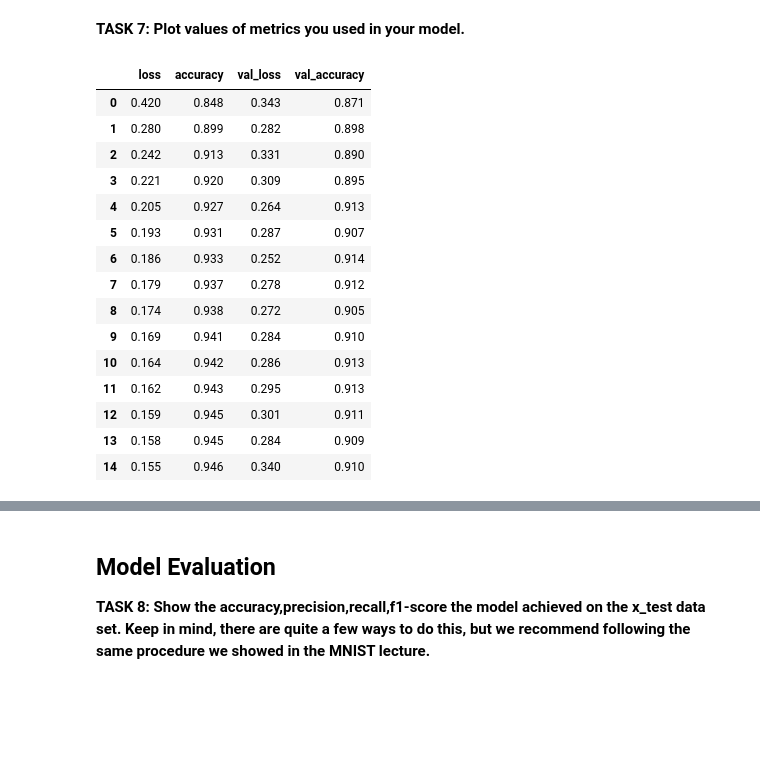
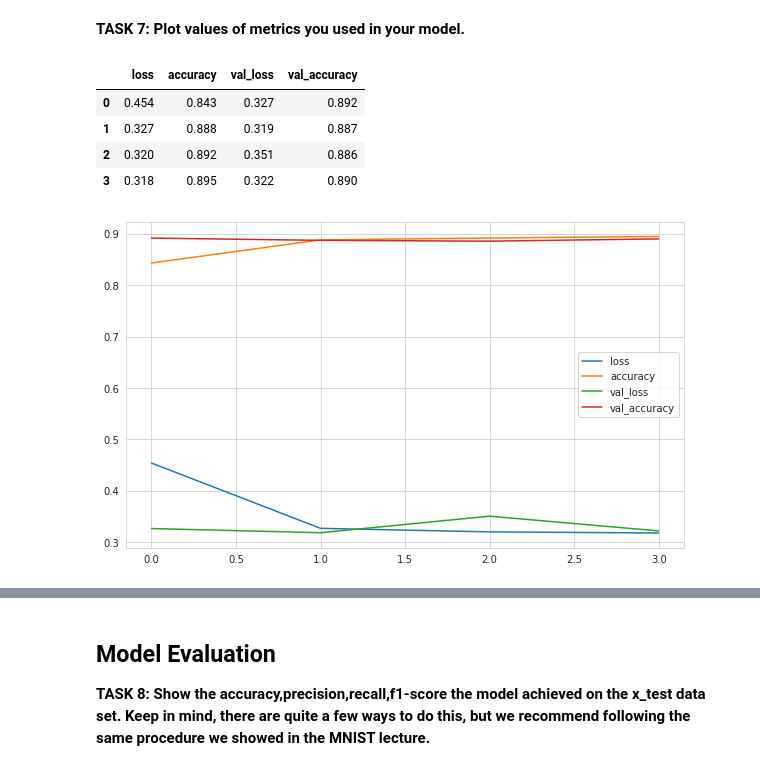
Before and after one commit to agltkn/Assignments, a Jupyter notebook: DL_Assignment_2_(Image_Classification_with_CNN)_Student.ipynb, the cells around one changed output, grey strips where cells are left out. Cells and saved outputs as stored; diff of their text form; code cells hidden in the pictures; blank space fills up the shorter version.

```diff
--- a/DL_Assignment_2_(Image_Classification_with_CNN)_Student.ipynb
+++ b/DL_Assignment_2_(Image_Classification_with_CNN)_Student.ipynb
@@ -255,18 +255,19 @@ from tensorflow.keras.layers import Dense, Conv2D, MaxPool2D, Flatten
 from tensorflow.keras.callbacks import EarlyStopping
 # %%
-early_stop = EarlyStopping(monitor='accuracy', mode = "max" , patience=2, restore_best_weights = True)
+early_stop = EarlyStopping(monitor='val_loss', mode = "min" , patience=2, restore_best_weights = True)
 # %%
 model = Sequential()
 
-model.add(Conv2D(filters=28, kernel_size=(3,3), input_shape=(28, 28, 1), activation='relu', padding='same'))
-model.add(MaxPool2D(pool_size=(2, 2)))
+model.add(Conv2D(filters=28, kernel_size=(3,3), input_shape=(28, 28, 1), activation='relu'))
+model.add(MaxPool2D(pool_size=(2, 2),strides=(1,1)))
 
-model.add(Conv2D(filters=28, kernel_size=(3,3), activation='relu', padding='same'))
-model.add(MaxPool2D(pool_size=(2, 2)))
+model.add(Conv2D(filters=28, kernel_size=(3,3), activation='relu'))
+model.add(MaxPool2D(pool_size=(2, 2),strides=(1,1)))
 
 model.add(Flatten())
 
 model.add(Dense(128, activation='relu'))
+model.add(Dropout(0.4))
 model.add(Dense(10, activation='softmax'))
 
 model.compile(loss='categorical_crossentropy',
@@ -321,24 +313,17 @@ Epoch 20/50
 **TASK 7: Plot values of metrics you used in your model.**
 # %%
 summary = pd.DataFrame(model.history.history)
-summary.head(15)
+summary.head(5)
 # %% [output]
 |  | loss | accuracy | val_loss | val_accuracy |
-| 0 | 0.420 | 0.848 | 0.343 | 0.871 |
-| 1 | 0.280 | 0.899 | 0.282 | 0.898 |
-| 2 | 0.242 | 0.913 | 0.331 | 0.890 |
-| 3 | 0.221 | 0.920 | 0.309 | 0.895 |
-| 4 | 0.205 | 0.927 | 0.264 | 0.913 |
-| 5 | 0.193 | 0.931 | 0.287 | 0.907 |
-| 6 | 0.186 | 0.933 | 0.252 | 0.914 |
-| 7 | 0.179 | 0.937 | 0.278 | 0.912 |
-| 8 | 0.174 | 0.938 | 0.272 | 0.905 |
-| 9 | 0.169 | 0.941 | 0.284 | 0.910 |
-| 10 | 0.164 | 0.942 | 0.286 | 0.913 |
-| 11 | 0.162 | 0.943 | 0.295 | 0.913 |
-| 12 | 0.159 | 0.945 | 0.301 | 0.911 |
-| 13 | 0.158 | 0.945 | 0.284 | 0.909 |
-| 14 | 0.155 | 0.946 | 0.340 | 0.910 |
+| 0 | 0.454 | 0.843 | 0.327 | 0.892 |
+| 1 | 0.327 | 0.888 | 0.319 | 0.887 |
+| 2 | 0.320 | 0.892 | 0.351 | 0.886 |
+| 3 | 0.318 | 0.895 | 0.322 | 0.890 |
+# %%
+summary.plot();
+# %% [output]
+[figure, added]
 # %%
 summary[["loss", "val_loss"]].plot();
 # %% [output]
```
Also changed, not shown: parts of 22 cells of this notebook.
